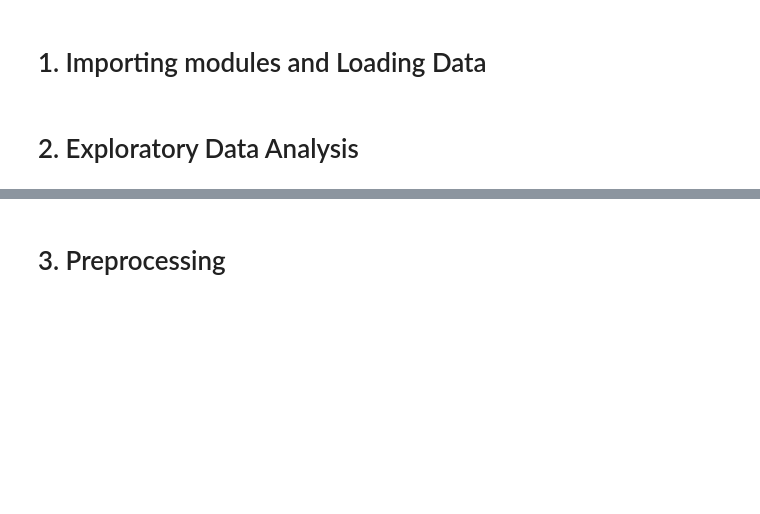
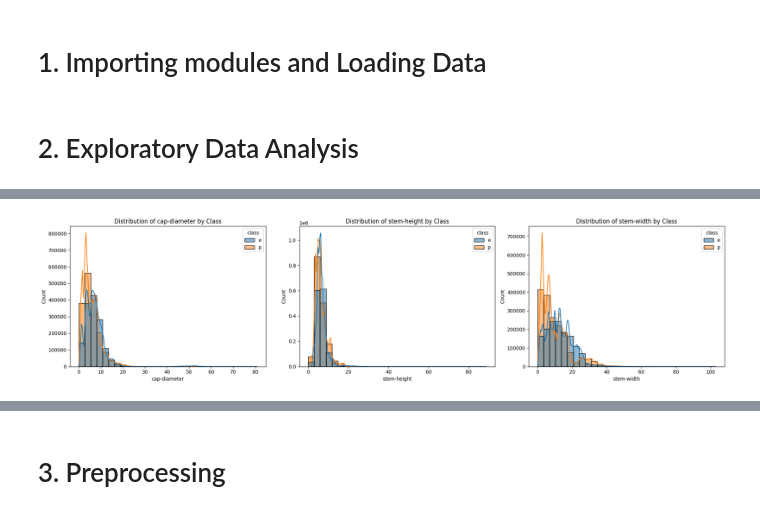
Before and after one commit to Jleeuwenburgh/mushroom-classification, a Jupyter notebook: challenge.ipynb, the cells around one changed output, grey strips where cells are left out. Saved outputs shown, nothing was run; the diff lists cells and outputs as text; code cells hidden in the pictures; blank space fills up the shorter version.

```diff
--- a/challenge.ipynb
+++ b/challenge.ipynb
@@ -10,0 +133,11 @@
+# %%
+# plot distribution plots for numerical features in one row
+plt.figure(figsize=(20, 5))
+for i, col in enumerate(numerical_cols):
+    plt.subplot(1, len(numerical_cols), i + 1)
+    sns.histplot(data=df_train, x=col, hue='class', kde=True, bins=30)
+    plt.title(f'Distribution of {col} by Class')
+    plt.tight_layout()
+plt.show()
+# %% [output]
+[figure, added]
```
Also changed, not shown: parts of 16 cells of this notebook, 1 other file.
